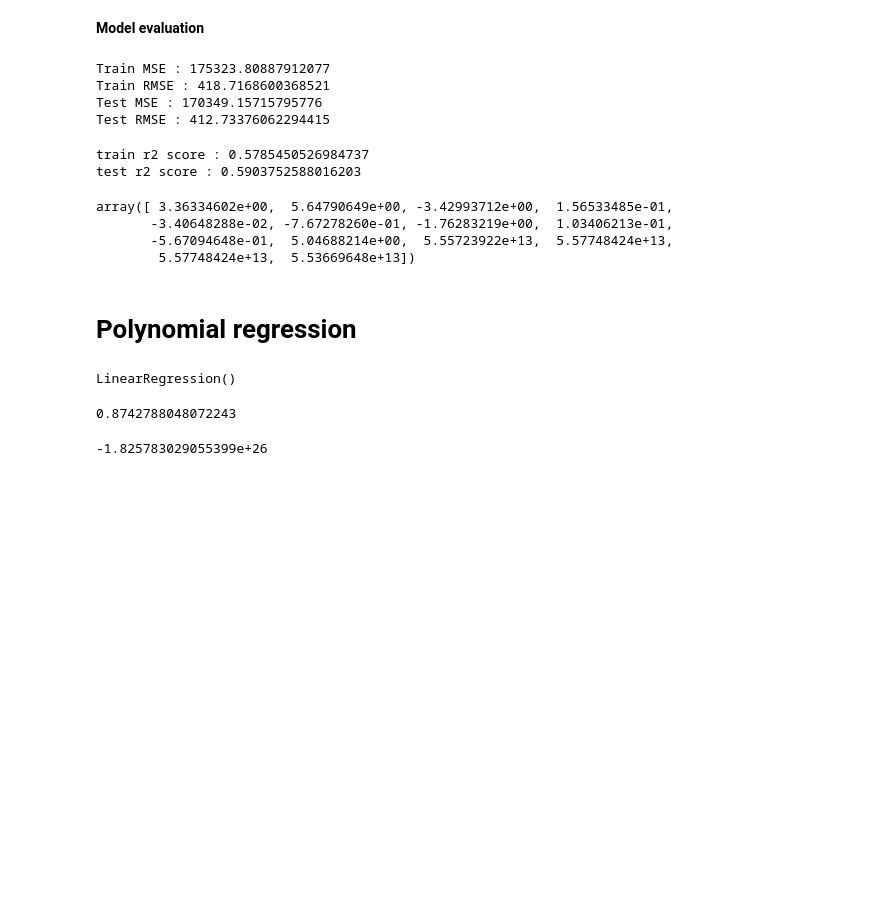
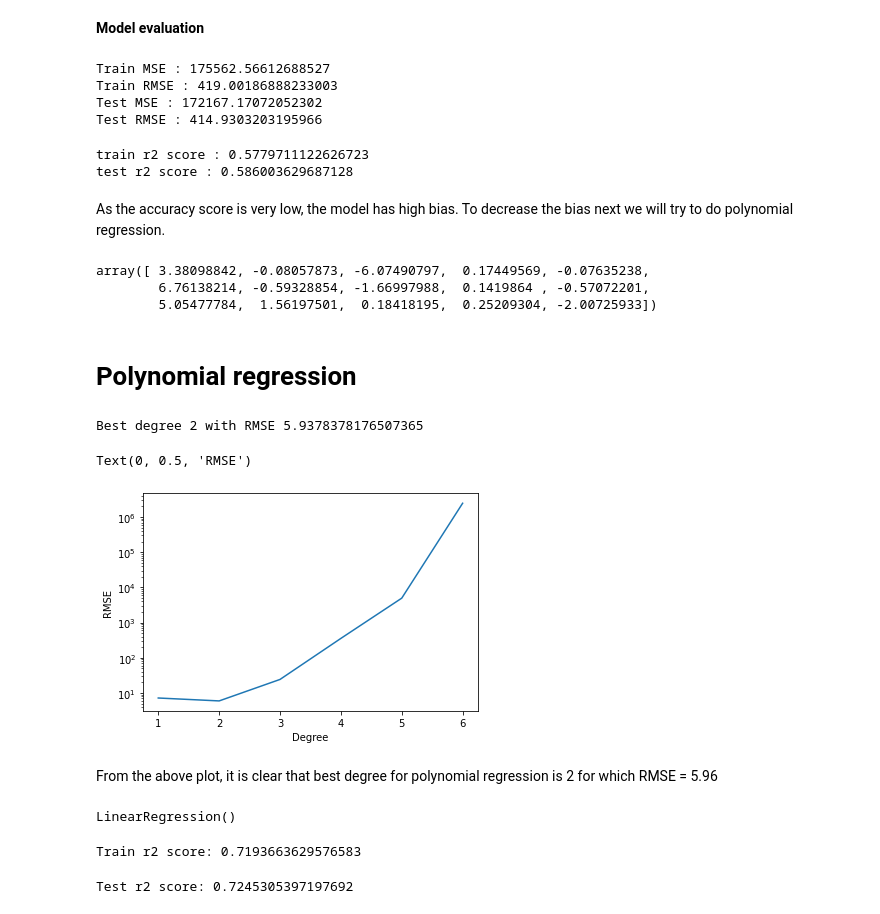
Before and after one commit to OmPrakashGH/Bike-Sharing-Demand-Prediction, a Jupyter notebook: Bike_Sharing_Demand_Prediction_Capstone_Project.ipynb, the cells around one changed output. Saved outputs shown, nothing was run; the diff lists cells and outputs as text; code cells hidden in the pictures; blank space fills up the shorter version.

```diff
--- a/Bike_Sharing_Demand_Prediction_Capstone_Project.ipynb
+++ b/Bike_Sharing_Demand_Prediction_Capstone_Project.ipynb
@@ -296,7 +296,7 @@ x
  'Snowfall (cm)']
 # %%
 # Numeical features that will go to our model
-numerical_features = [i for i in x if i not in ['Rented Bike Count','Dew point temperature(°C)']]
+numerical_features = [i for i in x if i not in ['Rented Bike Count']]
 # %%
 # Creating a copy so that we can make changes in the data during encoding.
 df1 = df.copy()
@@ -364,7 +365,7 @@ features
 X = df1[features].apply(zscore)
 # %%
 #Transforming dependent variable using squareroot transformation.
-y = np.sqrt(df1['Rented Bike Count']).values
+y = np.sqrt(df1['Rented Bike Count'])
 # %%
 #Splitting the data into two parts where the test data contains 20% of orignal data.
 X_train, X_test, y_train, y_test = train_test_split( X,y , test_size = 0.2, random_state = 5)
@@ -399,27 +400,69 @@ print("Test MSE :" , MSE_test)
 RMSE_test = np.sqrt(MSE_test)
 print("Test RMSE :" ,RMSE_test)
 # %% [output]
-Train MSE : 175323.80887912077
-Train RMSE : 418.7168600368521
-Test MSE : 170349.15715795776
-Test RMSE : 412.73376062294415
+Train MSE : 175562.56612688527
+Train RMSE : 419.00186888233003
+Test MSE : 172167.17072052302
+Test RMSE : 414.9303203195966
 # %%
-#r-squared for train and test datas
-from sklearn.metrics import r2_score
+#r-square matrix for train and test datas
 r2_train = r2_score((y_train)**2, (y_train_pred)**2)
 r2_test = r2_score((y_test)**2, (y_test_pred)**2)
 print("train r2 score :" , r2_train)
 print("test r2 score :" , r2_test)
 # %% [output]
-train r2 score : 0.5785450526984737
-test r2 score : 0.5903752588016203
+train r2 score : 0.5779711122626723
+test r2 score : 0.586003629687128
+# %% [markdown]
+As the accuracy score is very low, the model has high bias. To decrease the bias next we will try to do polynomial regression.
 # %%
 reg.coef_
 # %% [output]
-array([ 3.36334602e+00,  5.64790649e+00, -3.42993712e+00,  1.56533485e-01,
-       -3.40648288e-02, -7.67278260e-01, -1.76283219e+00,  1.03406213e-01,
-       -5.67094648e-01,  5.04688214e+00,  5.55723922e+13,  5.57748424e+13,
-        5.57748424e+13,  5.53669648e+13])
+array([ 3.38098842, -0.08057873, -6.07490797,  0.17449569, -0.07635238,
+        6.76138214, -0.59328854, -1.66997988,  0.1419864 , -0.57072201,
+        5.05477784,  1.56197501,  0.18418195,  0.25209304, -2.00725933])
 # %% [markdown]
 # Polynomial regression
+# %%
+rmses = []
+degrees = np.arange(1,7)
+min_rmse, min_deg = 1e10, 0
+
+for deg in degrees:
+
+    # Train features
+    poly_features = PolynomialFeatures(degree=deg, include_bias=True)
+    X_poly_train = poly_features.fit_transform(X_train)
+
+    # Linear regression
+    poly_reg = LinearRegression()
+    poly_reg.fit(X_poly_train, y_train)
+
+    # Compare with test data
+    X_poly_test = poly_features.fit_transform(X_test)
+    poly_predict = poly_reg.predict(X_poly_test)
+    poly_mse = mean_squared_error(y_test, poly_predict)
+    poly_rmse = np.sqrt(poly_mse)
+    rmses.append(poly_rmse)
+
+    # Cross-validation of degree
+    if min_rmse > poly_rmse:
+        min_rmse = poly_rmse
+        min_deg = deg
+
+# Plot and present results
+print('Best degree {} with RMSE {}'.format(min_deg, min_rmse))
+
+fig = plt.figure()
+ax = fig.add_subplot(111)
+ax.plot(degrees, rmses)
+ax.set_yscale('log')
+ax.set_xlabel('Degree')
+ax.set_ylabel('RMSE')
+# %% [output]
+Best degree 2 with RMSE 5.9378378176507365
+Text(0, 0.5, 'RMSE')
+[figure, added]
+# %% [markdown]
+From the above plot, it is clear that best degree for polynomial regression is 2 for which RMSE = 5.96
 # %%
@@ -432,11 +475,11 @@ lr.fit(X_train_trans, y_train)
 LinearRegression()
 # %%
 y_pred_train = lr.predict(X_train_trans)
-r2_score((y_train)**2, (y_pred_train)**2)
+print("Train r2 score:", r2_score((y_train)**2, (y_pred_train)**2))
 # %% [output]
-0.8742788048072243
+Train r2 score: 0.7193663629576583
 # %%
 y_pred_test = lr.predict(X_test_trans)
-r2_score((y_test)**2, (y_pred_test)**2)
+print("Test r2 score:",r2_score((y_test)**2, (y_pred_test)**2))
 # %% [output]
--1.825783029055399e+26
+Test r2 score: 0.7245305397197692
```
Also changed, not shown: parts of 6 cells of this notebook.
